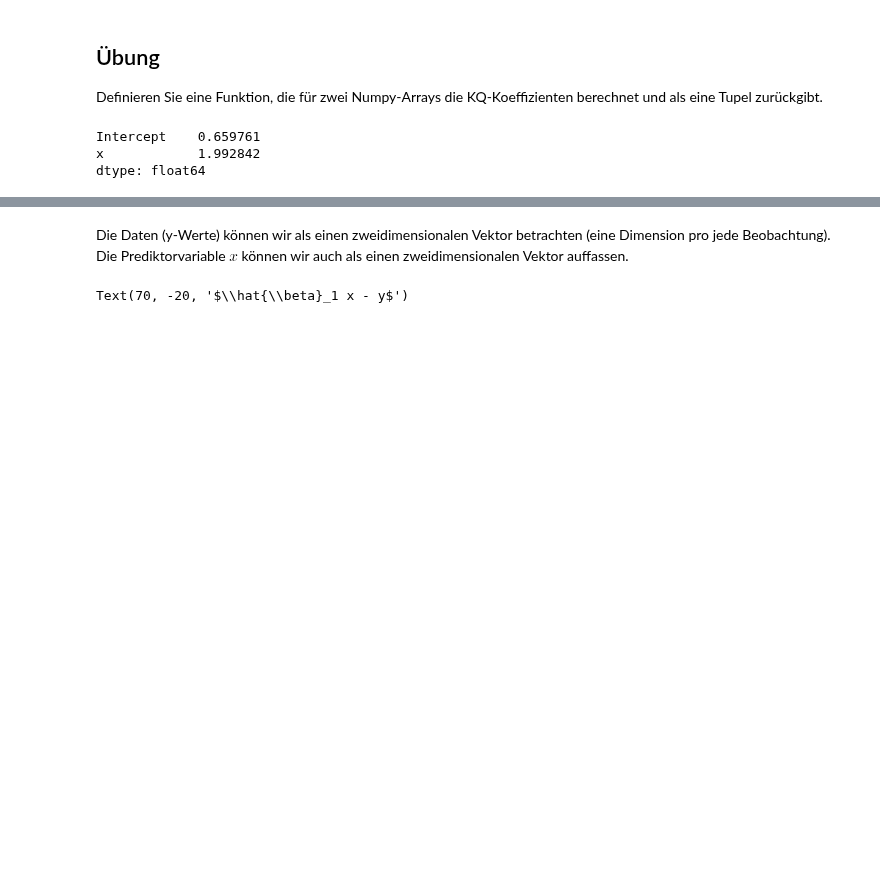
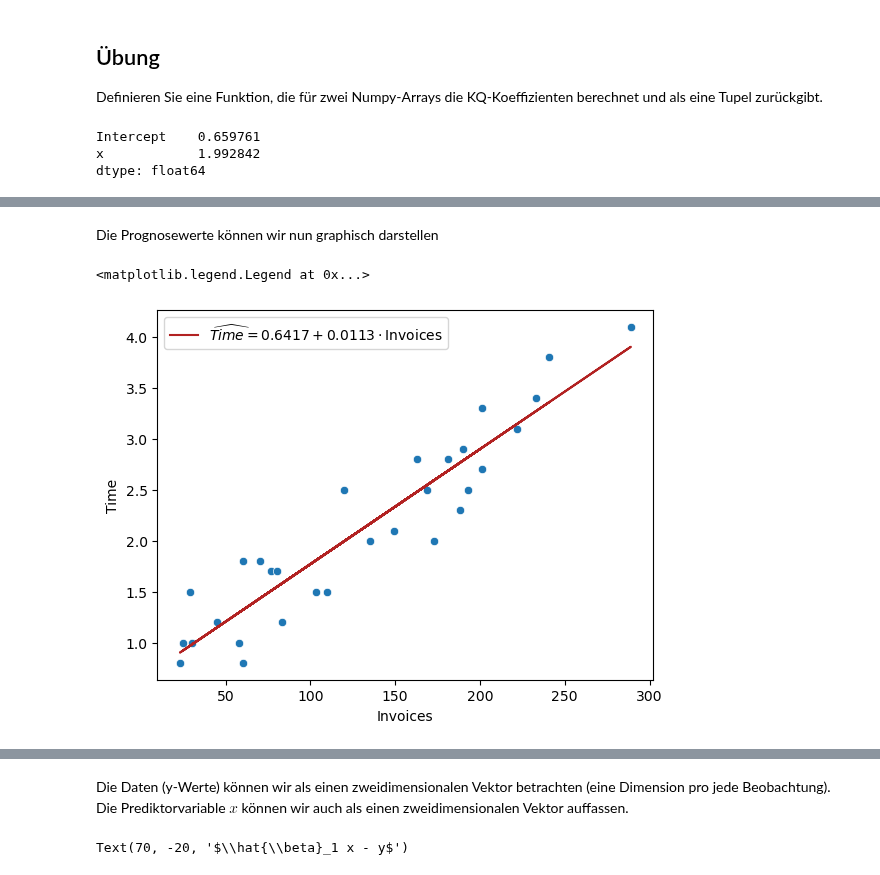
Before and after one commit to febse/econ2024-de, a Jupyter notebook: 03-KQ-Methode.ipynb, the cells around one changed output, grey strips where cells are left out. Drawn from its saved outputs; the diff is of its cells as text; code cells hidden in the pictures; blank space fills up the shorter version.

```diff
--- a/03-KQ-Methode.ipynb
+++ b/03-KQ-Methode.ipynb
@@ -15,8 +15,8 @@ import pandas as pd
 import seaborn as sns
 # %%
 # Einlesen der Daten
-df = pd.read_csv('https://raw.githubusercontent.com/febse/data/main/econ/invoices.txt', delimiter="\t")
-df.head()
+invoices = pd.read_csv('https://raw.githubusercontent.com/febse/data/main/econ/invoices.txt', delimiter="\t")
+invoices.head()
 # %% [output]
 |  | Day | Invoices | Time |
 | 0 | 1 | 149 | 2.1 |
@@ -595,0 +640,3 @@ dtype: float64
+# %%
+model = ols("Time ~ Invoices", data=invoices).fit()
+model.params
@@ -596,3 +657,30 @@ dtype: float64
+# %%
+# Zuerst berechnen wir die Prognosewerte für jeden Tag
+
+# Wir könnten die Prognosewerte "per Hand" ausrechnen, wie wir es oben gemacht haben.
+# Der einzige Unterschied ist es, dass wir die Koeffizienten aus dem Modell nehmen.
+
+Time_predicted_OLS_hand1 = 0.641710 + 0.011292 * invoices['Invoices']
+
+# Oder wir können die Koeffizienten aus dem Modellobjekt herauslesen
+
+Time_predicted_OLS_hand2 = model.params['Intercept'] + model.params['Invoices'] * invoices['Invoices']
+
+# Wir werden allerdings die .predict()-Methode des Modells verwenden, da es automatisch die Prognosewerte berechnet.
+
+Time_predicted_OLS = model.predict()
+# %% [markdown]
+Die Prognosewerte können wir nun graphisch darstellen
+# %%
+fig, ax = plt.subplots()
+
+sns.scatterplot(data=invoices, x="Invoices", y="Time", ax=ax)
+ax.plot(invoices["Invoices"], Time_predicted_OLS, "-", color='firebrick', label=r"$\widehat{Time} = 0.6417 + 0.0113 \cdot \text{Invoices}$")
+
+ax.legend(loc=0)
+# %% [output]
+<matplotlib.legend.Legend at 0x...>
+[figure, added]
 # %% [markdown]
 ## Die Geometrie der KQ-Methode
 
```
Also changed, not shown: parts of 34 cells of this notebook.
